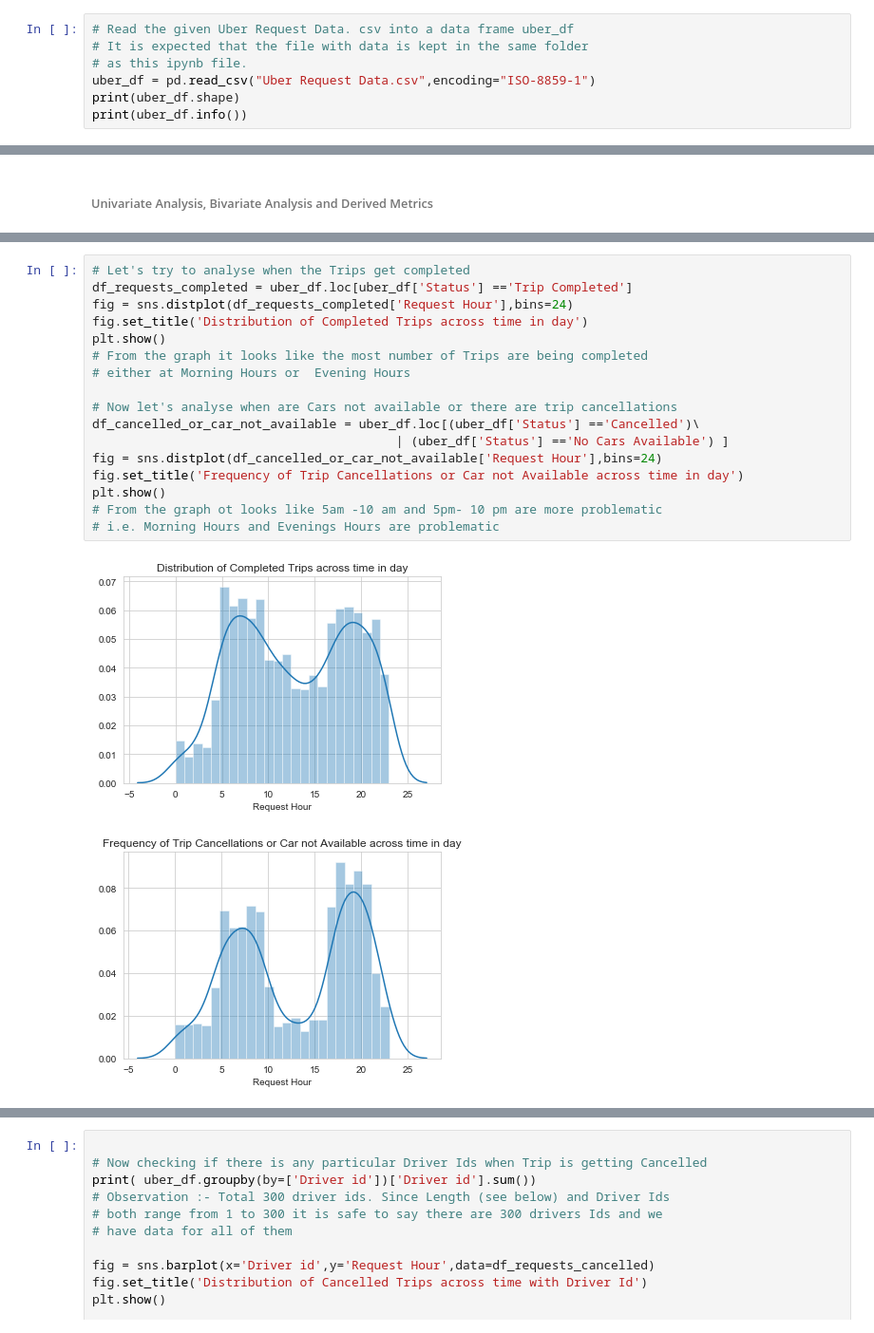
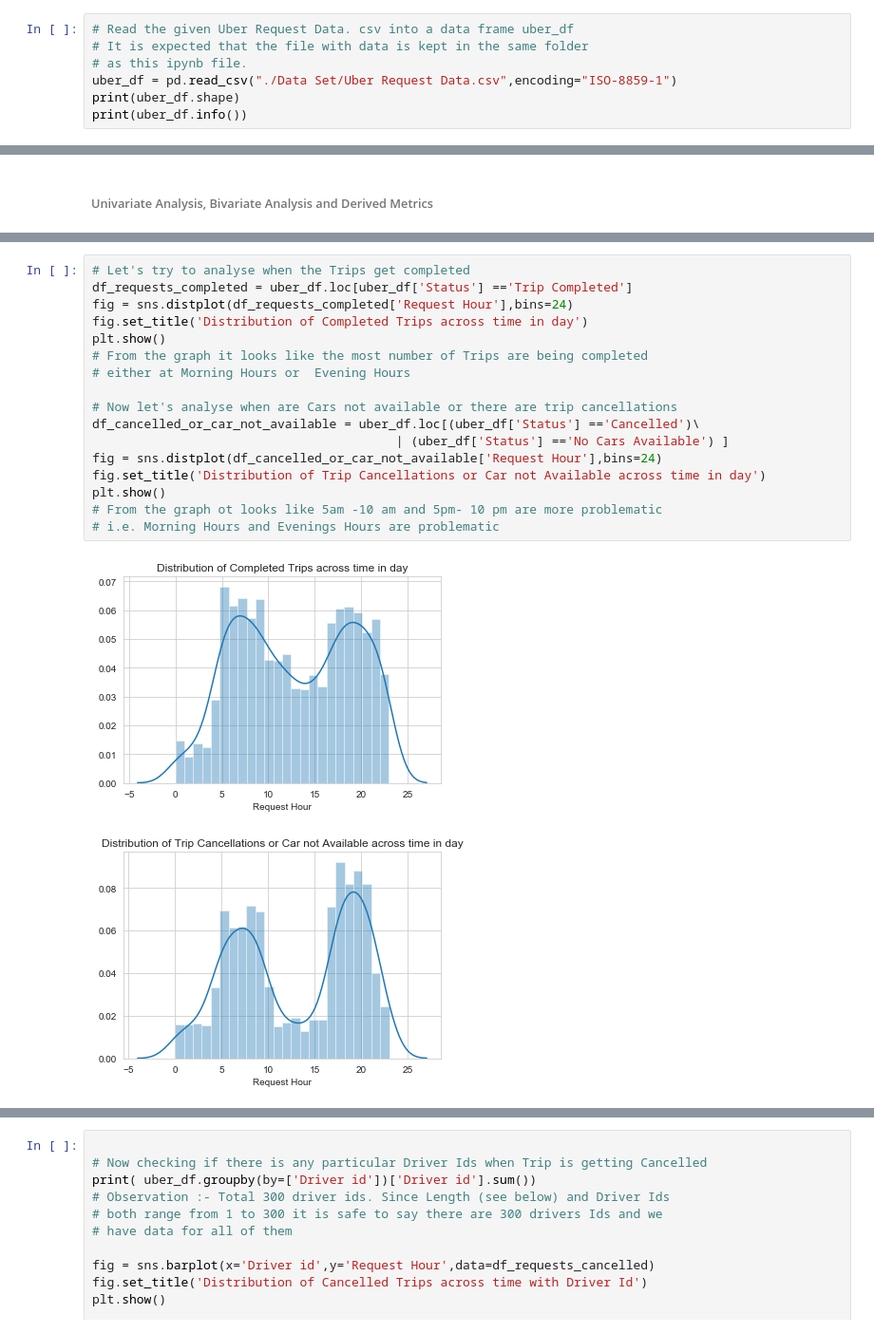
Before and after one commit to karandeepmalik/Data-Science, a Jupyter notebook: Analysis of Supply and Demand Gap of cars at Uber using EDA/Uber Supply and Demand Gap Assignment.ipynb, the cells around one changed output, grey strips where cells are left out. Shown at 95% size. Drawn from its saved outputs; the diff is of its cells as text.

```diff
--- a/Analysis of Supply and Demand Gap of cars at Uber using EDA/Uber Supply and Demand Gap Assignment.ipynb
+++ b/Analysis of Supply and Demand Gap of cars at Uber using EDA/Uber Supply and Demand Gap Assignment.ipynb
@@ -9,7 +9,7 @@ import seaborn as sns
 # Read the given Uber Request Data. csv into a data frame uber_df
 # It is expected that the file with data is kept in the same folder
 # as this ipynb file.
-uber_df = pd.read_csv("Uber Request Data.csv",encoding="ISO-8859-1")
+uber_df = pd.read_csv("./Data Set/Uber Request Data.csv",encoding="ISO-8859-1")
 print(uber_df.shape)
 print(uber_df.info())
 # %% [output]
@@ -294,23 +295,23 @@ Name: Request Day, dtype: int64
 # %%
 # Let's try to analyse when the Trips get completed
 df_requests_completed = uber_df.loc[uber_df['Status'] =='Trip Completed']
 fig = sns.distplot(df_requests_completed['Request Hour'],bins=24)
 fig.set_title('Distribution of Completed Trips across time in day')
 plt.show()
 # From the graph it looks like the most number of Trips are being completed
 # either at Morning Hours or  Evening Hours
 
 # Now let's analyse when are Cars not available or there are trip cancellations
 df_cancelled_or_car_not_available = uber_df.loc[(uber_df['Status'] =='Cancelled')\
                                          | (uber_df['Status'] =='No Cars Available') ]
 fig = sns.distplot(df_cancelled_or_car_not_available['Request Hour'],bins=24)
-fig.set_title('Frequency of Trip Cancellations or Car not Available across time in day')
+fig.set_title('Distribution of Trip Cancellations or Car not Available across time in day')
 plt.show()
 # From the graph ot looks like 5am -10 am and 5pm- 10 pm are more problematic
 # i.e. Morning Hours and Evenings Hours are problematic
 # %% [output]
 [figure]
-[figure, old version]
+[figure, new version]
 # %%
 # Creation of Derived Metrics
 # Since we see that the problem happens in certain time intervals let's create
```
Also changed, not shown: parts of 3 cells of this notebook, 1 other file.
